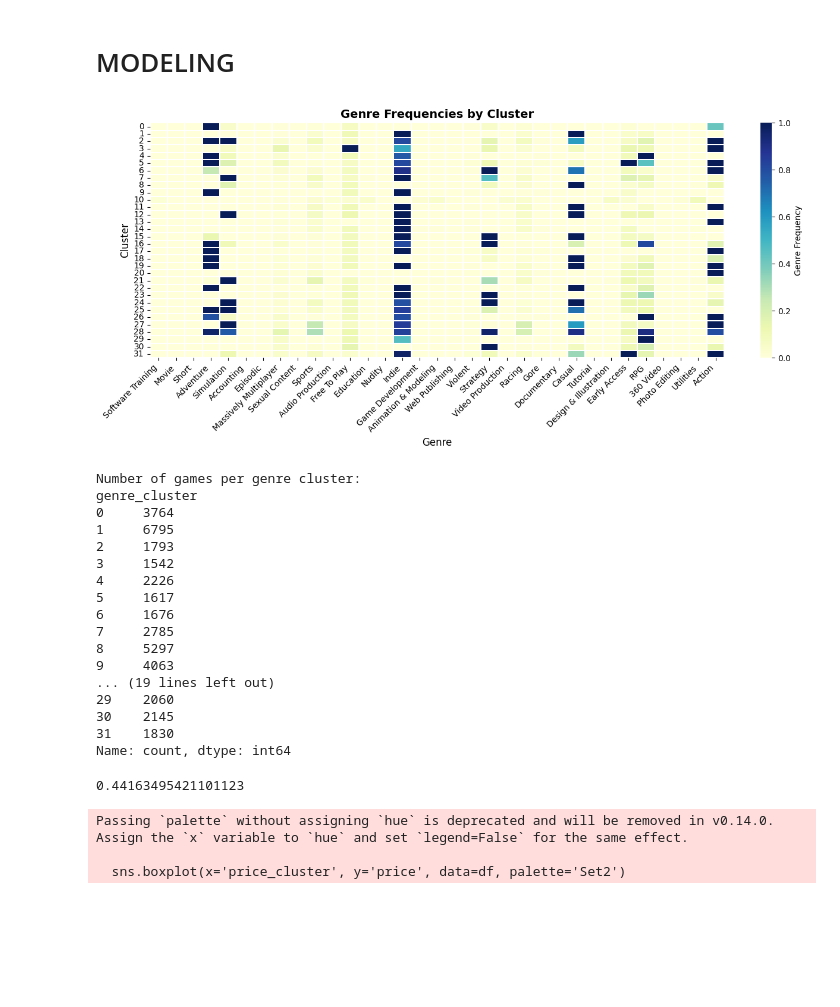
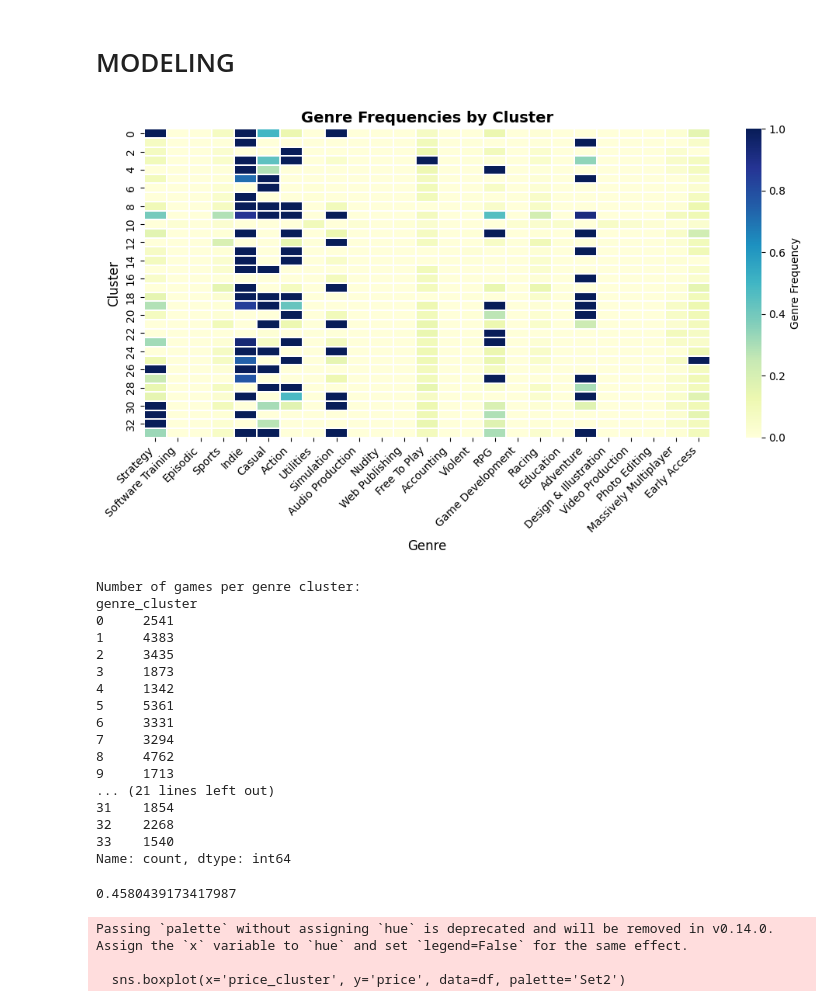
Before and after one commit to bvogler10/CS506_FinalProject, a Jupyter notebook: new-game-plus-backend/newgameplus/notebook.ipynb, the cells around one changed output. Drawn from its saved outputs; the diff is of its cells as text; code cells hidden in the pictures; blank space fills up the shorter version.

```diff
--- a/new-game-plus-backend/newgameplus/notebook.ipynb
+++ b/new-game-plus-backend/newgameplus/notebook.ipynb
@@ -13,5 +13,5 @@ import seaborn as sns
 # Loading & Inspecting Data
 # %%
 # load
-original_df = load_data()
+original_df = load_raw_data()
 # %% [output]
@@ -20,9 +20,6 @@ NameError: name 'load_data' is not defined
 # copy
 df = original_df.copy()
 # %%
-# load
-df = load_raw_data()
-
 # get first 5
 pd.set_option('display.max_columns', None)
 print("df.head()=================================================")
@@ -199,3 +199,10 @@ df['linux'] = df['linux'].astype(int)
 # %%
 # drop datetime
 df = df.drop('release_date_cleaned', axis=1)
+# %%
+# get remaining columns
+remaining_columns = [col for col in df.columns if col not in unique_genre_list + unique_categories_list]
+# drop correlated features
+# take out genres that highly correlate based on heatmap
+genres_to_remove = ['Gore', 'Tutorial', 'Movie', 'Animation & Modeling', 'Short', '360 Video', 'Documentary', 'Sexual Content']
+unique_genre_list = [genre for genre in unique_genre_list if genre not in genres_to_remove]
@@ -275,7 +304,7 @@ scaler = StandardScaler()
 X = df[unique_genre_list].copy()
 
 # Use KMeans to cluster the genres, run many times to get the best result
-kmeans = KMeans(n_clusters=32, init='k-means++', n_init=250, random_state=97)
+kmeans = KMeans(n_clusters=34, init='k-means++', n_init=250, random_state=97)
 cluster_labels = kmeans.fit_predict(X)
 
 # Assign cluster labels to dataframe
@@ -293,57 +322,57 @@ df['genre_cluster'] = cluster_labels
 # plt.figure()
 # plt.plot(k_values, inertia_vals, marker='o', linestyle='--')
 # plt.xlabel('Number of Clusters (k)')
 # plt.ylabel('Inertia')
 # plt.title('Elbow Method for Genre Clustering')
 # plt.tight_layout()
 # plt.show()
 
 # Heatmap of genre frequencies by cluster
 df_genres = df[unique_genre_list + ['genre_cluster']]
 cluster_genre_means = df_genres.groupby('genre_cluster')[unique_genre_list].mean()
 
 plt.figure(figsize=(len(unique_genre_list) * 0.4, 6))
 sns.heatmap(cluster_genre_means,
             cmap='YlGnBu',
             linewidths=0.3,
             cbar_kws={'label': 'Genre Frequency'})
 
 plt.title("Genre Frequencies by Cluster", fontsize=14, weight='bold')
 plt.xlabel("Genre", fontsize=12)
 plt.ylabel("Cluster", fontsize=12)
 plt.xticks(rotation=45, ha='right')
 plt.tight_layout()
 plt.show()
 
 # Print the number of games in each cluster
 cluster_counts = df['genre_cluster'].value_counts().sort_index()
 print("Number of games per genre cluster:")
 print(cluster_counts)
 # %% [output]
-[figure, old version]
+[figure, new version]
 Number of games per genre cluster:
 genre_cluster
-0     3764
-1     6795
-2     1793
-3     1542
-4     2226
-5     1617
-6     1676
-7     2785
-8     5297
-9     4063
-... (19 lines left out)
-29    2060
-30    2145
-31    1830
+0     2541
+1     4383
+2     3435
+3     1873
+4     1342
+5     5361
+6     3331
+7     3294
+8     4762
+9     1713
+... (21 lines left out)
+31    1854
+32    2268
+33    1540
 Name: count, dtype: int64
 # %%
 # find how well the clustering went
 score = silhouette_score(X, cluster_labels)
 print(score)
 # %% [output]
-0.44163495421101123
+0.4580439173417987
 # %%
 # Create a copy of the dataframe for price clustering
 X_price = df[['price']].copy()
```
Also changed, not shown: parts of 14 cells of this notebook, 2 other files.
